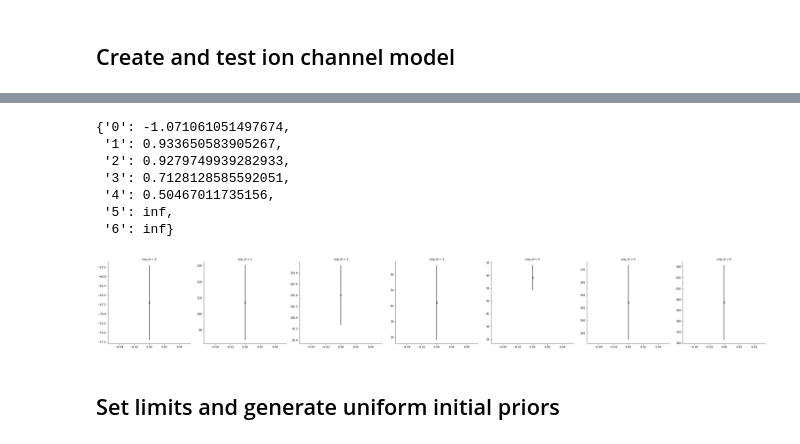
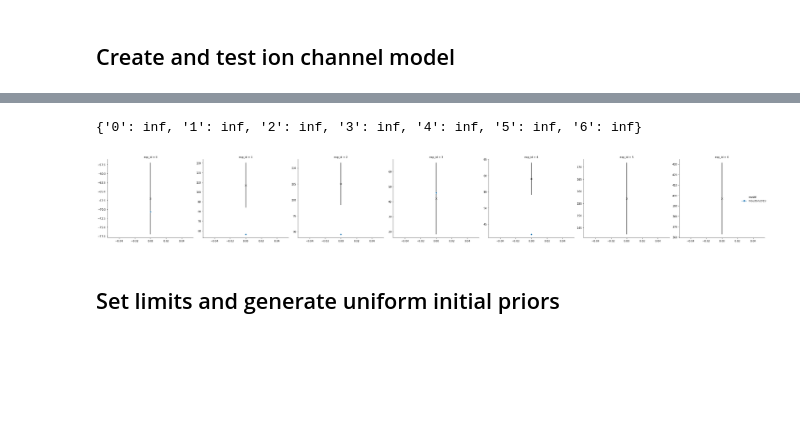
Before and after one commit to charleshouston/ion-channel-ABC, a Jupyter notebook: docs/examples/hl1/hl1-whole_cell.ipynb, the cells around one changed output, grey strips where cells are left out. Drawn from its saved outputs; the diff is of its cells as text; code cells hidden in the pictures; blank space fills up the shorter version.

```diff
--- a/docs/examples/hl1/hl1-whole_cell.ipynb
+++ b/docs/examples/hl1/hl1-whole_cell.ipynb
@@ -21,7 +30,7 @@ prev_runs = ['ina/hl1_ina.db',
              'ikr/hl1_ikr.db',
              'ito/hl1_ito.db',
              'ikss/hl1_ikss.db']
-prev_runs = ['sqlite:///results/'+path
+prev_runs = ['sqlite:///results_db/'+path
              for path in prev_runs]
 # %%
 # include uncertainty in membrane capacitance
@@ -40,18 +49,16 @@ assert(len(observations)==len(summary_statistics(model({}))))
 # %%
 summary_statistics(model({}))
 # %% [output]
-{'0': -1.071061051497674,
- '1': 0.933650583905267,
- '2': 0.9279749939282933,
- '3': 0.7128128585592051,
- '4': 0.50467011735156,
- '5': inf,
- '6': inf}
+{'0': inf, '1': inf, '2': inf, '3': inf, '4': inf, '5': inf, '6': inf}
 # %%
 from ionchannelABC import plot_sim_results
-g = plot_sim_results(modelfile, ap, pacevar='engine.pace', tvar='phys.T', prev_runs=prev_runs)
+g = plot_sim_results(modelfile, ap,
+                     pacevar='engine.pace',
+                     tvar='phys.T',
+                     additional_pars=additional_pars,
+                     prev_runs=prev_runs)
 # %% [output]
-[figure, old version]
+[figure, new version]
 # %% [markdown]
 ## Set limits and generate uniform initial priors
 # %%
```
Also changed, not shown: parts of 37 cells of this notebook, 1 other file.
